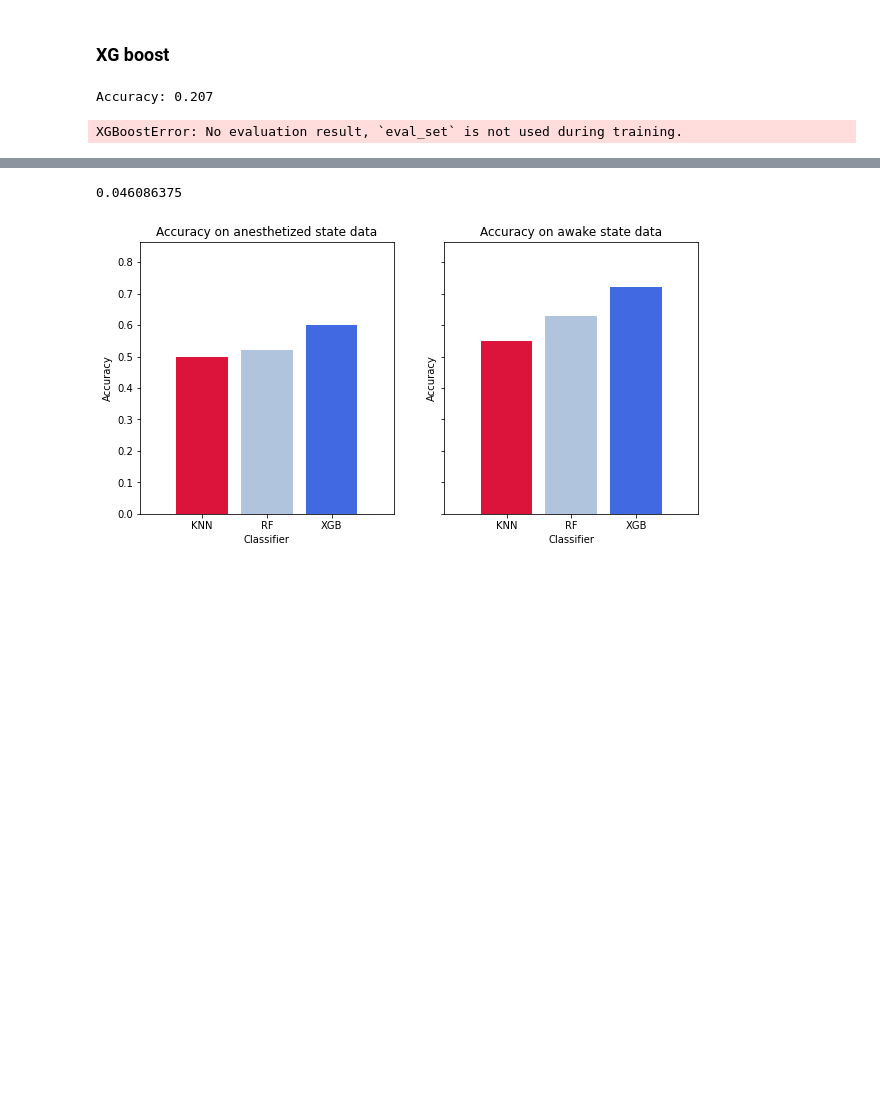
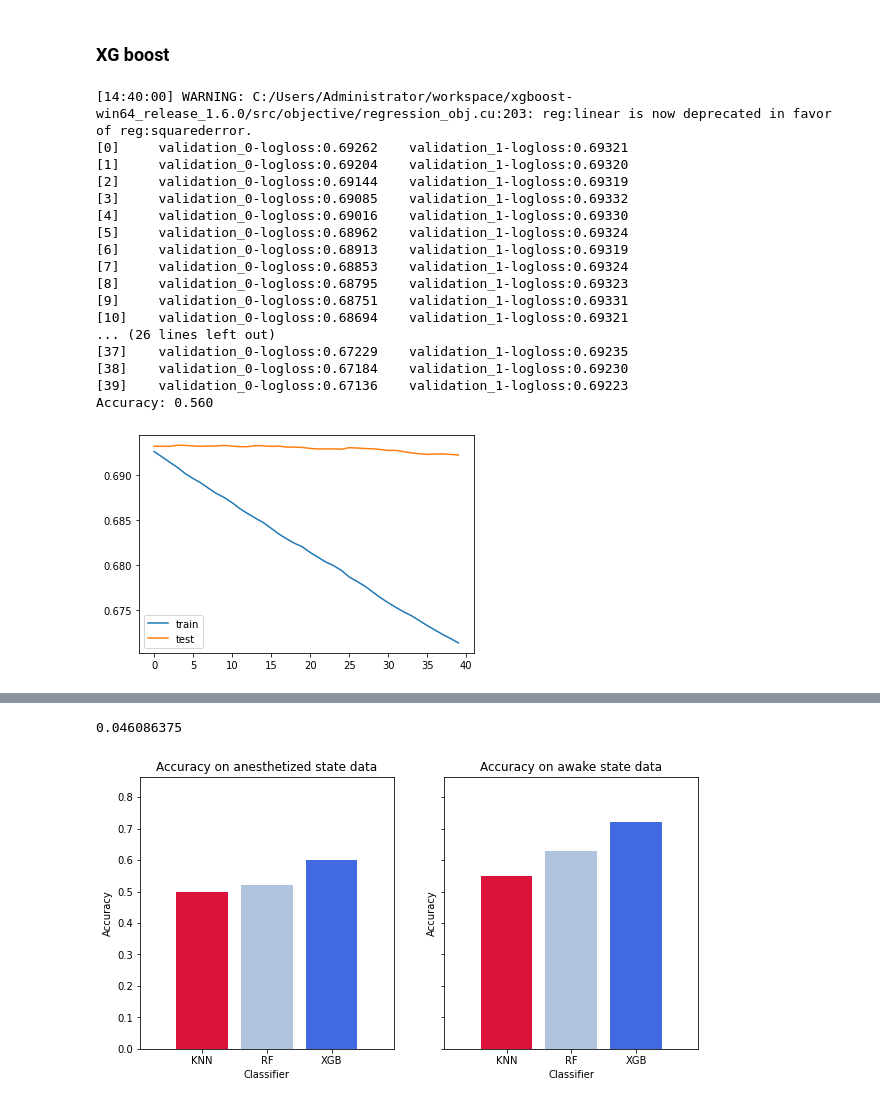
Before and after one commit to nedeljkovicmajaa/LMU_neuroscience, a Jupyter notebook: code/knn_rf.ipynb, the cells around one changed output, grey strips where cells are left out. Saved outputs shown, nothing was run; the diff lists cells and outputs as text; code cells hidden in the pictures; blank space fills up the shorter version.

```diff
--- a/code/knn_rf.ipynb
+++ b/code/knn_rf.ipynb
@@ -688,17 +688,3 @@ max(x)
 # Classification on 5 different speakers / all regions
 # %% [markdown]
 #### Data preparation
-# %%
-def ucitavanje_sp(directory):
-    id = 0
-    data = []
-    for filename in os.listdir(directory):
-        f = os.path.join(directory, filename)
-        label = [int(f.split("\\")[-1][-5:-4])]
-        id = id + 1
-        dat = np.load(f)
-        data.append([id, dat, label])
-
-    #random.seed(2)
-    random.shuffle(data)
-    return data
@@ -1042,16 +1074,37 @@ Accuracy: 0.184
 # %% [markdown]
 ### XG boost
 # %%
-classif = xgb.XGBClassifier(objective ='reg:linear', colsample_bytree = 1, learning_rate = 0.0001, max_depth = 1, alpha = 0.1, n_estimators = 200,  eta=0.05)
-classif.fit(X_train,y_train)
+eval = [(X_train, y_train),(X_test, y_test)]
+classif = xgb.XGBClassifier(objective ='reg:linear', colsample_bytree = 0.1, learning_rate = 0.001, max_depth = 5, alpha = 0.1, n_estimators = 40,  eta=0.05)
+classif.fit(X_train,y_train, eval_set = eval, eval_metric='logloss')
 preds = classif.predict(X_test)
 score = accuracy_score(y_test, preds)
 print('Accuracy: %.3f' % score)
 results = classif.evals_result()
-xgb_acc = score
+# plot learning curves
+plt.plot(results['validation_0']['logloss'], label='train')
+plt.plot(results['validation_1']['logloss'], label='test')
+plt.legend()
+plt.show()
 # %% [output]
-Accuracy: 0.207
+[14:40:00] WARNING: C:/Users/Administrator/workspace/xgboost-win64_release_1.6.0/src/objective/regression_obj.cu:203: reg:linear is now deprecated in favor of reg:squarederror.
+[0]     validation_0-logloss:0.69262    validation_1-logloss:0.69321
+[1]     validation_0-logloss:0.69204    validation_1-logloss:0.69320
+[2]     validation_0-logloss:0.69144    validation_1-logloss:0.69319
+[3]     validation_0-logloss:0.69085    validation_1-logloss:0.69332
+[4]     validation_0-logloss:0.69016    validation_1-logloss:0.69330
+[5]     validation_0-logloss:0.68962    validation_1-logloss:0.69324
+[6]     validation_0-logloss:0.68913    validation_1-logloss:0.69319
+[7]     validation_0-logloss:0.68853    validation_1-logloss:0.69324
+[8]     validation_0-logloss:0.68795    validation_1-logloss:0.69323
+[9]     validation_0-logloss:0.68751    validation_1-logloss:0.69331
+[10]    validation_0-logloss:0.68694    validation_1-logloss:0.69321
+... (26 lines left out)
+[37]    validation_0-logloss:0.67229    validation_1-logloss:0.69235
+[38]    validation_0-logloss:0.67184    validation_1-logloss:0.69230
+[39]    validation_0-logloss:0.67136    validation_1-logloss:0.69223
+Accuracy: 0.560
-XGBoostError: No evaluation result, `eval_set` is not used during training.
+[figure, added]
 # %%
 from turtle import width
 from xgboost import plot_importance
```
Also changed, not shown: parts of 8 cells of this notebook, 1 other file.
